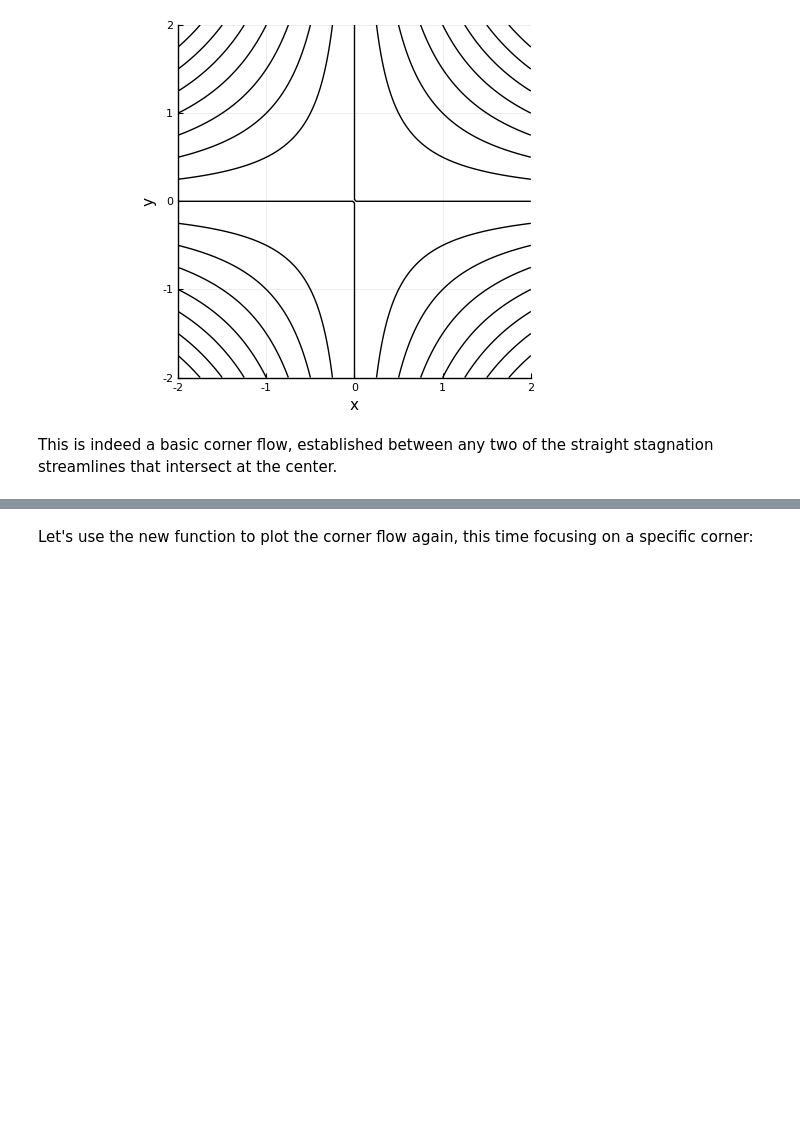
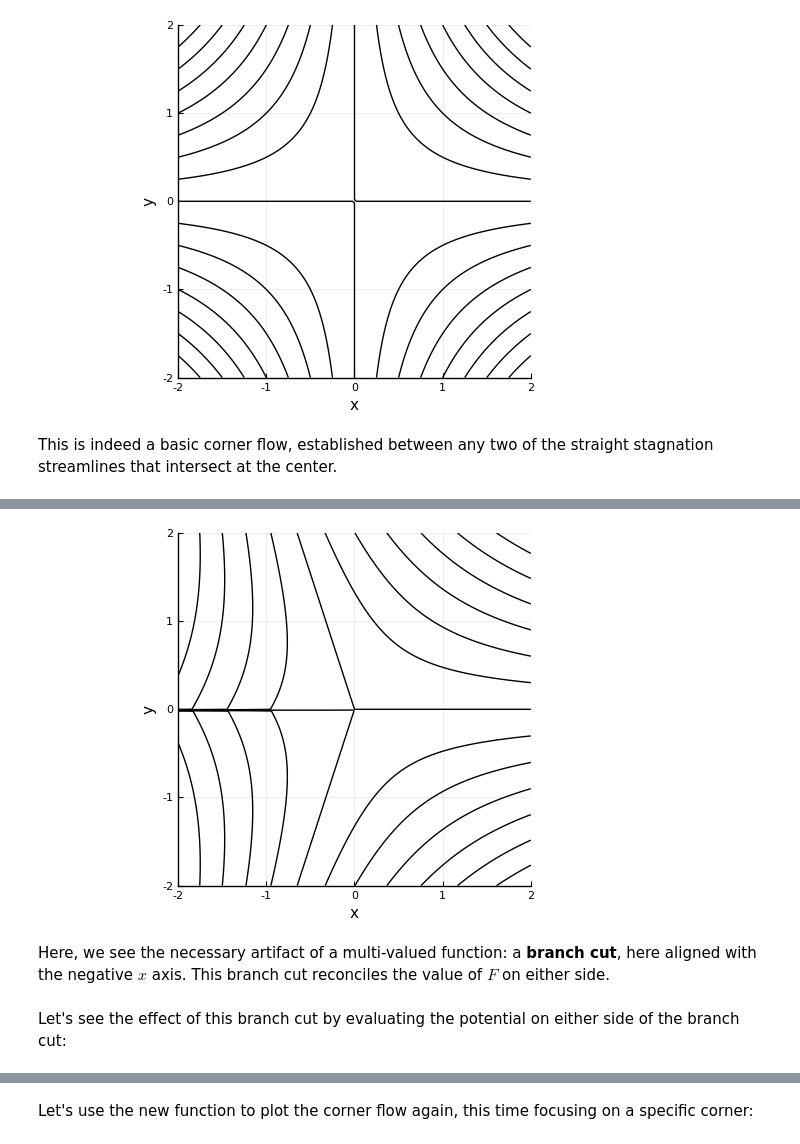
Before and after one commit to jdeldre/BookExamples, a Jupyter notebook: src/3.3-CornerWedge.ipynb, the cells around one changed output, grey strips where cells are left out. Drawn from its saved outputs; the diff is of its cells as text; code cells hidden in the pictures; blank space fills up the shorter version.

```diff
--- a/src/3.3-CornerWedge.ipynb
+++ b/src/3.3-CornerWedge.ipynb
@@ -69,0 +94,9 @@ This is indeed a basic corner flow, established between any two of the straight
+# %%
+contour(x,y,imag.(F)',ratio=1,legend=:false,color=:black,xlabel="x",ylabel="y",
+    xlim=(xmin,xmax),ylim=(ymin,ymax))
+# %% [output]
+[figure, added]
+# %% [markdown]
+Here, we see the necessary artifact of a multi-valued function: a **branch cut**, here aligned with the negative $x$ axis. This branch cut reconciles the value of $F$ on either side.
+# %% [markdown]
+Let's see the effect of this branch cut by evaluating the potential on either side of the branch cut:
```
Also changed, not shown: parts of 75 cells of this notebook, 1 other file.
